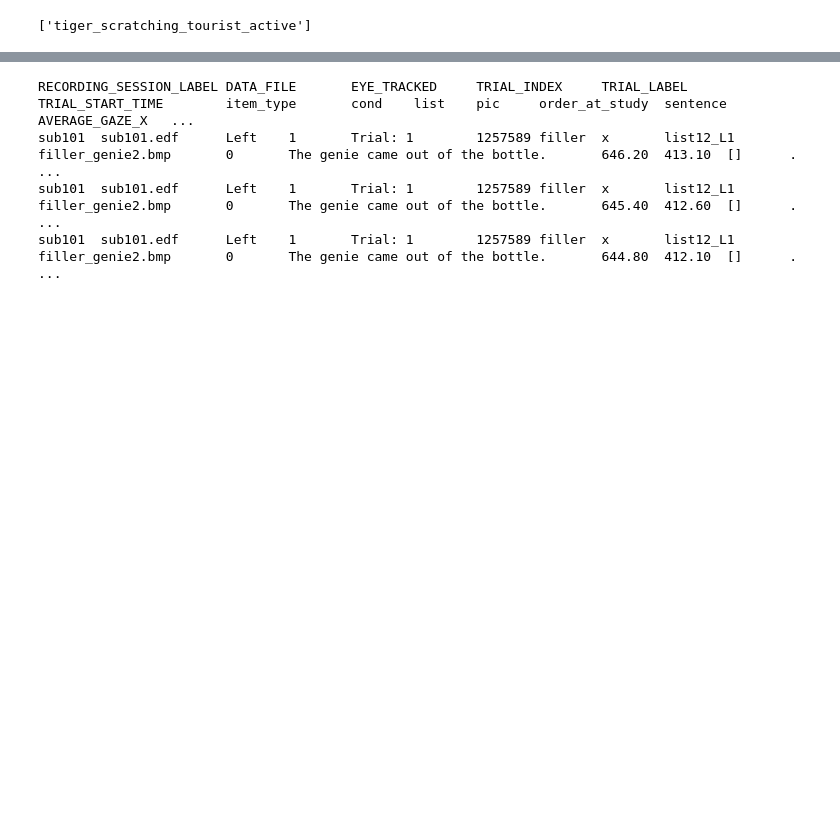
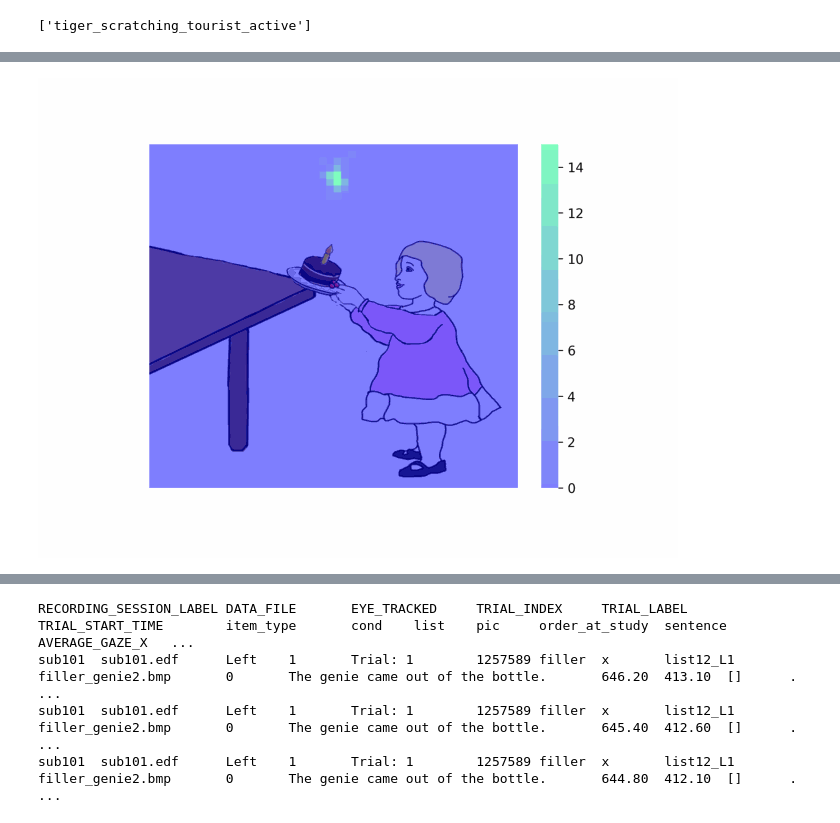
Before and after one commit to Yellowtintin/Clementine-Eye-tracking-thesis, a Jupyter notebook: Data_Exploration.ipynb, the cells around one changed output, grey strips where cells are left out. Cells and saved outputs as stored; diff of their text form; code cells hidden in the pictures; blank space fills up the shorter version.

Commit message:
Added animated heatmap over all data, image scaling WIP

```diff
--- a/Data_Exploration.ipynb
+++ b/Data_Exploration.ipynb
@@ -167,6 +170,6 @@ def show_trial_plot(subitem, frames=20):
     display(dis_image(filename="saved_gifs/animated_GMM.gif"))
 # %%
-def display_plot_gif():
+def display_plot_gif(title, img_folder):
     os.makedirs("saved_gifs", exist_ok=True)
     folder_path = "./saved_gifs"
 
@@ -175,7 +178,7 @@ def display_plot_gif():
         if os.path.isfile(file_path) and filename != ".gitignore":  # Ensure it's a file, not a folder
             os.remove(file_path)
 
-    files = glob.glob(r"plot_images/*.png")
+    files = glob.glob(img_folder+r"/*.png")
     files = sorted(files, key=lambda x: int(os.path.splitext(os.path.basename(x))[0]))  # Sort numerically
 
     image_array = []
@@ -208,7 +211,7 @@ def display_plot_gif():
     # Show the animation
     #plt.show()
 
-    animation_fig.save("./saved_gifs/animated_GMM.gif")
+    animation_fig.save("./saved_gifs/"+ title +".gif")
     plt.close()
 # %%
 show_trial_plot('sub119_6', 50)
@@ -240,3 +243,94 @@ results_df
 # %%
-print(list(results_df))
+def gen_heatmap_frame(item, timestamp):
+    save_folder="heat_images"
+    os.makedirs(save_folder, exist_ok=True)
+
+    plt.clf()
+    # add alpha (transparency) to a colormap
+    wd = matplotlib.cm.winter._segmentdata # only has r,g,b
+    wd['alpha'] =  ((0.0, 0.0, 0.3),
+                   (0.3, 0.3, 1.0),
+                   (1.0, 1.0, 1.0))
+
+    # modified colormap with changing alpha
+    al_winter = LinearSegmentedColormap('AlphaWinter', wd)
+
+    # get the map image as an array so we can plot it
+    map_img = mpimg.imread('./data_here/target images/target_girl_taking_cake2_R.bmp')
+
+    height, width, _ = map_img.shape
+
+    half_width = width / 2
+    half_height = height / 2
+    xmin = 511 - half_width
+    xmax = 511 + half_width
+    ymin = 383 - half_height
+    ymax = 383 + half_height
+
+    item_df = results_df.loc[results_df['item'] == item].loc[results_df['Time'] == timestamp]
+    x_vals = item_df['X_coord'].tolist()
+    y_vals = item_df['Y_coord'].tolist()
+
+    # Ensure both arrays are processed together
+    valid_indices = [i for i, (x, y) in enumerate(zip(x_vals, y_vals)) if x != 'empty' and y != 'empty']
+
+    x_vals = np.array([float(x_vals[i]) for i in valid_indices])
+    y_vals = np.array([float(y_vals[i]) for i in valid_indices])
+
+    # Define grid resolution
+    resolution = 50
+
+    # Create 2D histogram
+    heatmap, xedges, yedges = np.histogram2d(x_vals, y_vals, bins=resolution, range=[[0, 1000], [0, 1000]])
+
+    fig, ax = plt.subplots()
+
+    hmax = sns.heatmap(heatmap.T,
+                #cmap = al_winter, # this worked but I didn't like it
+                cmap = matplotlib.cm.winter,
+                alpha = 0.5, # whole heatmap is translucent
+                annot = False,
+                zorder = 2,
+                xticklabels=False,
+                yticklabels=False,
+                vmax=15
+                )
+
+    # heatmap uses pcolormesh instead of imshow, so we can't pass through
+    # extent as a kwarg, so we can't mmatch the heatmap to the map. Instead,
+    # match the map to the heatmap:
+
+    hmax.imshow(map_img,
+              aspect = hmax.get_aspect(),
+              extent = hmax.get_xlim() + hmax.get_ylim(),
+              zorder = 1) #put the map under the heatmap
+
+    plot_filename = os.path.join(save_folder, f"{str(timestamp)}.png")
+    plt.savefig(plot_filename, dpi=300, bbox_inches='tight')
+    plt.close(fig)
+
+
+def gen_all_HM_frames(item):
+    folder_path = "./heat_images"
+
+    for filename in os.listdir(folder_path):
+        file_path = os.path.join(folder_path, filename)
+        if os.path.isfile(file_path) and filename != ".gitignore":  # Ensure it's a file, not a folder
+            os.remove(file_path)
+
+    os.makedirs("heat_images", exist_ok=True)
+
+    item_df = results_df.loc[results_df['item'] == item]
+    for i in range(item_df['Time'].min(), item_df['Time'].max()+1, 10):
+        gen_heatmap_frame(item, i)
+        print(i, "/", item_df['Time'].max())
+        clear_output(wait=True)
+
+    display_plot_gif("animated_heatmap", r"heat_images")
+
+
+
+#gen_heatmap_frame(6, 100)
+gen_all_HM_frames(6)
+display(dis_image(filename="saved_gifs/animated_heatmap.gif"))
 # %% [output]
@@ -243,0 +338 @@ print(list(results_df))
+[figure, added]
```
Also changed, not shown: parts of 5 cells of this notebook, 2 other files.
